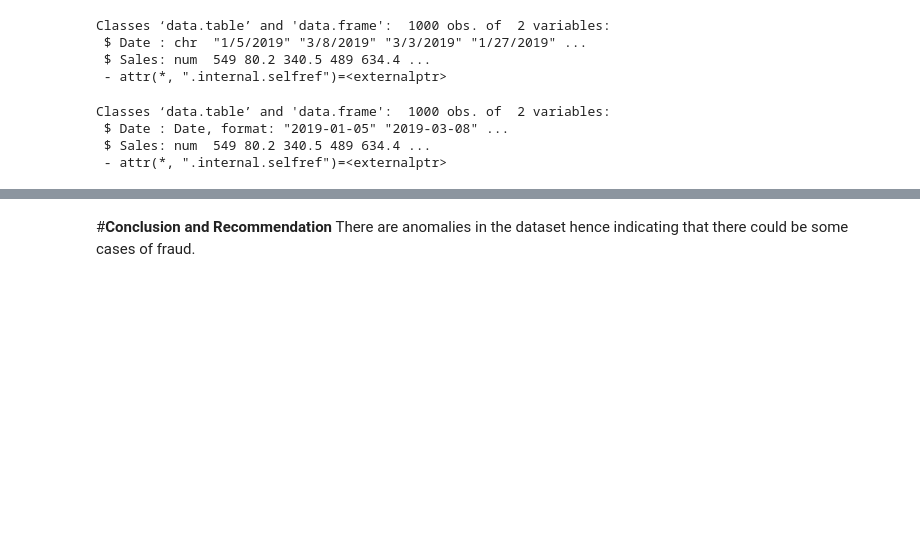
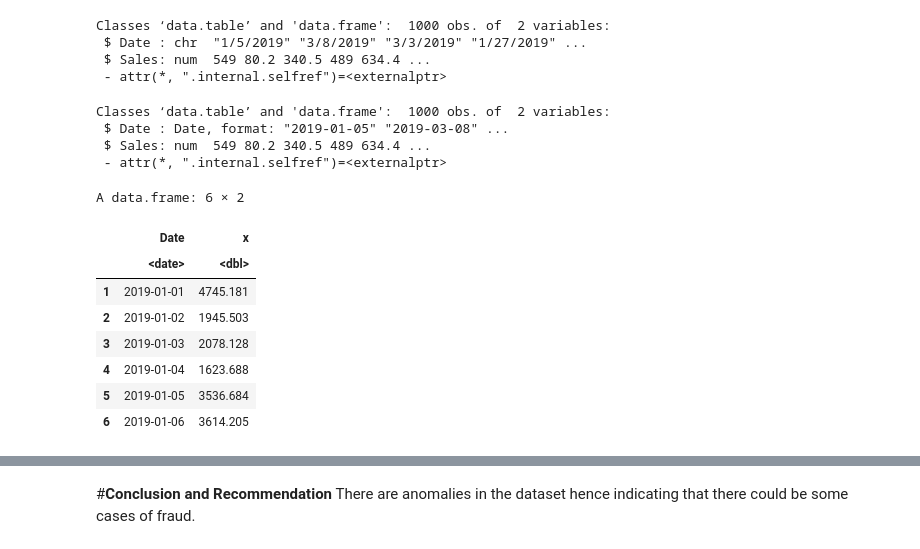
Before and after one commit to AgnesMachau/Moringa-Core-Independent-Project-Week-14, a Jupyter notebook: Moringa_Core_Independent_Project_Week_14(Part_4_).ipynb, the cells around one changed output, grey strips where cells are left out. Drawn from its saved outputs; the diff is of its cells as text; code cells hidden in the pictures; blank space fills up the shorter version.

```diff
--- a/Moringa_Core_Independent_Project_Week_14(Part_4_).ipynb
+++ b/Moringa_Core_Independent_Project_Week_14(Part_4_).ipynb
@@ -84,3 +78,18 @@ Classes ‘data.table’ and 'data.frame':  1000 obs. of  2 variables:
  $ Date : Date, format: "2019-01-05" "2019-03-08" ...
  $ Sales: num  549 80.2 340.5 489 634.4 ...
  - attr(*, ".internal.selfref")=<externalptr>
+# %%
+# totalling the sales based on their common shared dates
+sales_tot <- aggregate(df$Sales, by = list(Date = df$Date), FUN = sum)
+
+head(sales_tot)
+# %% [output]
+A data.frame: 6 × 2
+|  | Date | x |
+|  | <date> | <dbl> |
+| 1 | 2019-01-01 | 4745.181 |
+| 2 | 2019-01-02 | 1945.503 |
+| 3 | 2019-01-03 | 2078.128 |
+| 4 | 2019-01-04 | 1623.688 |
+| 5 | 2019-01-05 | 3536.684 |
+| 6 | 2019-01-06 | 3614.205 |
```
Also changed, not shown: parts of 8 cells of this notebook.
